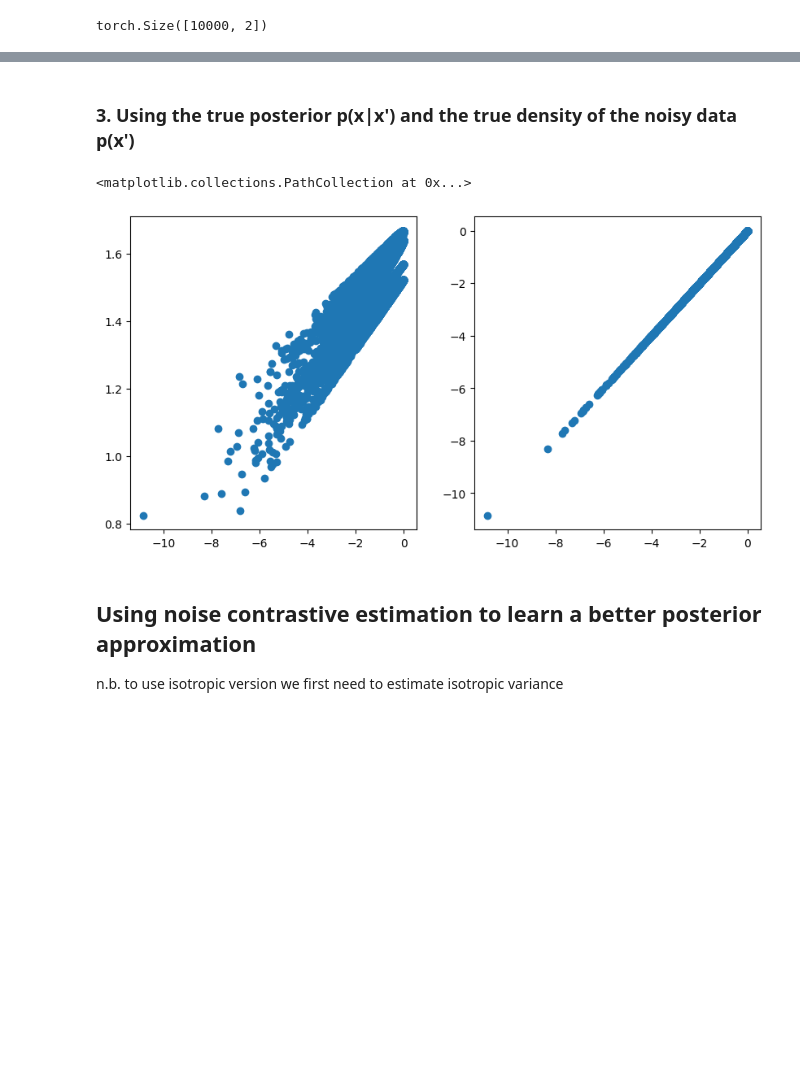
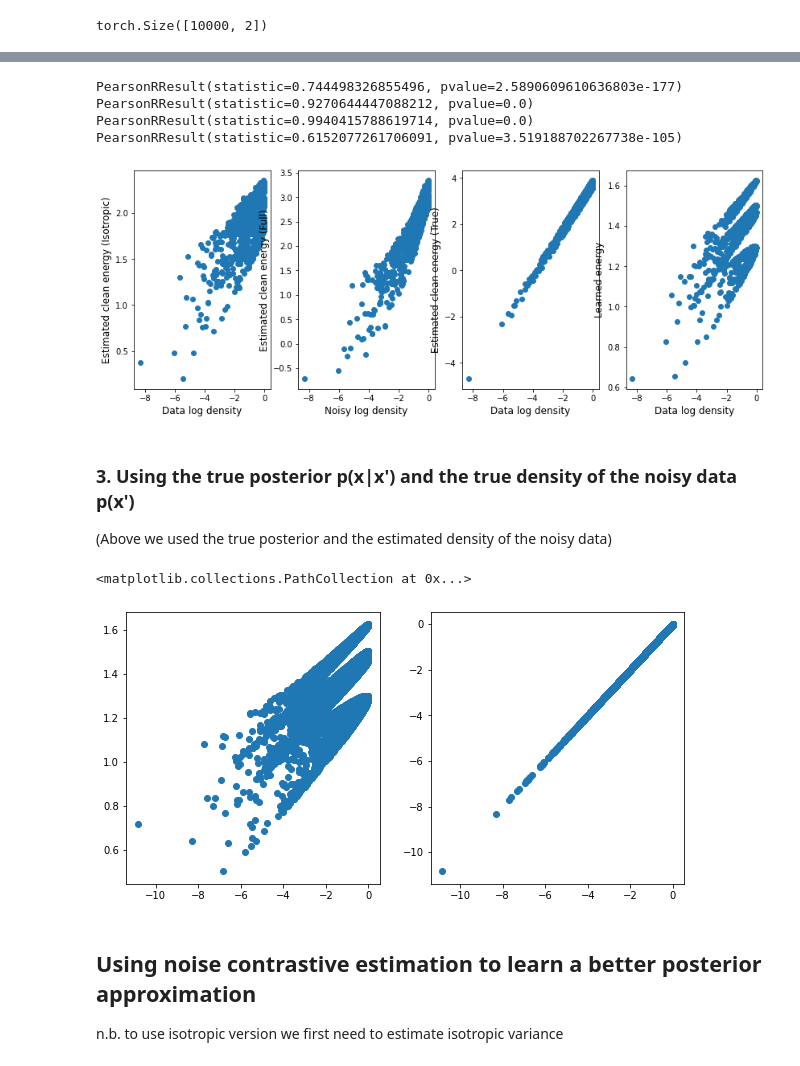
Before and after one commit to alex-hh/MMDGS_NeurIPS, a Jupyter notebook: toy/mog-clean-energy.ipynb, the cells around one changed output, grey strips where cells are left out. Drawn from its saved outputs; the diff is of its cells as text; code cells hidden in the pictures; blank space fills up the shorter version.

```diff
--- a/toy/mog-clean-energy.ipynb
+++ b/toy/mog-clean-energy.ipynb
@@ -372,5 +389,39 @@ PearsonRResult(statistic=0.8249888302613023, pvalue=1.3940473464388858e-249)
+# %%
+fig = plt.figure(figsize=(14,5))
+
+ax1 = plt.subplot(141)
+ax1.set_xlabel("Data log density", fontsize=12)
+ax1.set_ylabel("Estimated clean energy (Isotropic)", fontsize=12)
+plt.scatter(log_px[:1000], clean_E_isotropic_cov_is)
+print(pearsonr(log_px[:1000], clean_E_isotropic_cov_is))
+
+ax2 = plt.subplot(142)
+ax2.set_xlabel("Noisy log density", fontsize=12)
+ax2.set_ylabel("Estimated clean energy (Full)", fontsize=12)
+plt.scatter(log_px[:1000], clean_E_full_cov_is)
+print(pearsonr(log_px[:1000], clean_E_full_cov_is))
+
+ax3 = plt.subplot(143)
+ax3.set_xlabel("Data log density", fontsize=12)
+ax3.set_ylabel("Estimated clean energy (True)", fontsize=12)
+plt.scatter(log_px[:1000], clean_E[:1000])
+print(pearsonr(log_px[:1000], clean_E[:1000]))
+
+ax3 = plt.subplot(144)
+ax3.set_xlabel("Data log density", fontsize=12)
+ax3.set_ylabel("Learned energy", fontsize=12)
+plt.scatter(log_px[:1000], test_E[:1000])
+print(pearsonr(log_px[:1000], test_E[:1000]))
+# %% [output]
+PearsonRResult(statistic=0.744498326855496, pvalue=2.5890609610636803e-177)
+PearsonRResult(statistic=0.9270644447088212, pvalue=0.0)
+PearsonRResult(statistic=0.9940415788619714, pvalue=0.0)
+PearsonRResult(statistic=0.6152077261706091, pvalue=3.519188702267738e-105)
+[figure, added]
 # %% [markdown]
 ### 3. Using the true posterior p(x|x') and the true density of the noisy data p(x')
+
+(Above we used the true posterior and the estimated density of the noisy data)
 # %%
 # note in this toy example, because p(x) is known, we can compute log_posterior.
 # but in general, we will need to approximate.
@@ -379,12 +430,12 @@ clean_E_gt = clean_energy(test_dataset, log_px_tx, t_gmm.log_prob)
 fig = plt.figure(figsize=(10,5))
 
 ax1 = plt.subplot(121)
-plt.scatter(log_px, E)
+plt.scatter(log_px, test_E)
 ax2 = plt.subplot(122)
 plt.scatter(log_px, clean_E_gt)
 # %% [output]
 <matplotlib.collections.PathCollection at 0x...>
-[figure, old version]
+[figure, new version]
 # %% [markdown]
 ## Using noise contrastive estimation to learn a better posterior approximation
 
```
Also changed, not shown: parts of 20 cells of this notebook.
